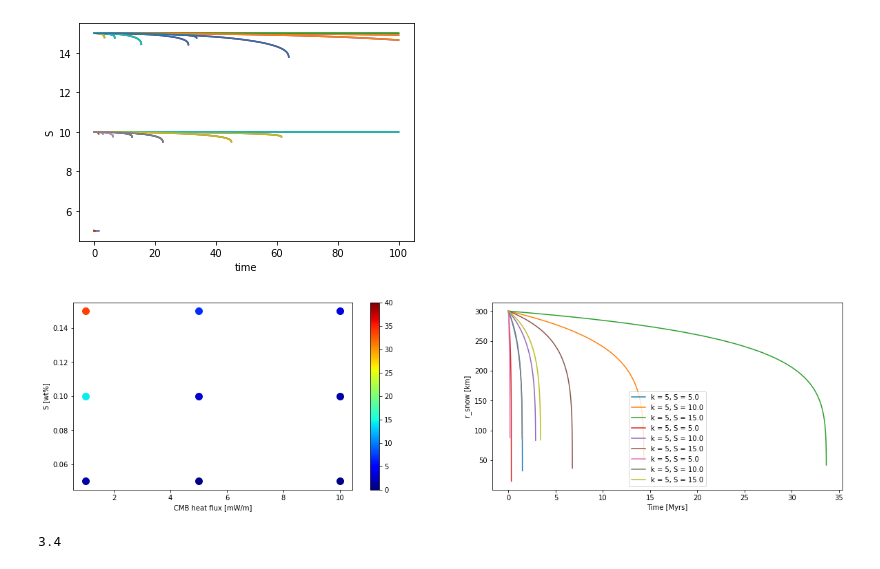
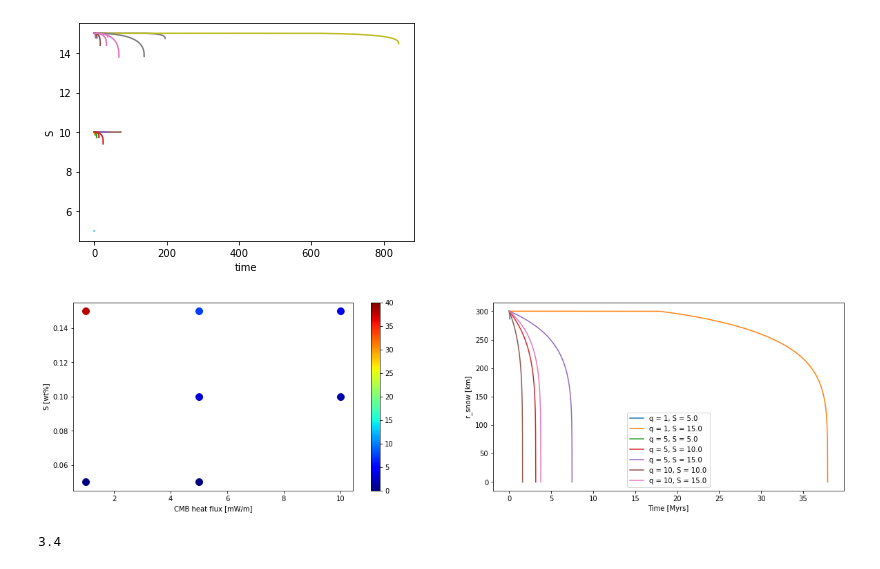
Before and after one commit to scs1cd/ISSI, a Jupyter notebook: meeting_solutions/plots/example2.ipynb, the cells around one changed output. Drawn from its saved outputs; the diff is of its cells as text; code cells hidden in the pictures.

```diff
--- a/meeting_solutions/plots/example2.ipynb
+++ b/meeting_solutions/plots/example2.ipynb
@@ -11,42 +10,40 @@ r_cmb_array = [300,500,800] #km
 # %%
 
 #Loop over all files
 
 #For this example, we'll plot the S concentration of the bulk core through time for all models
 
-for k in k_array:
-    for q in q_cmb_array:
-        for S in S_array:
-            for r_cmb in r_cmb_array:
+for q in q_cmb_array:
+    for S in S_array:
+        for r_cmb in r_cmb_array:
 
-                file =  f'../{r_cmb}km/output/k={k:.0f}_S={S*100:.0f}_q={q:.0f}.pik'  #Naming format used to save the files
+            file =  f'../{r_cmb}km/output/S={S*100:.0f}_q={q:.0f}_FAILED.pik'  #Naming format used to save the files
 
-                data = pickle.load(open(file, 'rb'))
-                core = data['core']
+            data = pickle.load(open(file, 'rb'))
+            core = data['core']
 
-                time = core['time']/(1e6*data['parameters']['ys']) #Time converted from s to Myrs
-                conc_l = core['conc_l']*100  #convert to wt %
+            time = core['time']/(1e6*data['parameters']['ys']) #Time converted from s to Myrs
+            conc_l = core['conc_l']*100  #convert to wt %
 
-                plt.plot(time, conc_l, label='{r_cmb} km, k={k:.0f}, S={S*100:.0f}, q={q:.0f}')
+            plt.plot(time, conc_l, label='{r_cmb} km, k={k:.0f}, S={S*100:.0f}, q={q:.0f}')
 
 plt.xlabel('time')
 plt.ylabel('S')
 plt.show()
 # %% [output]
-[figure, old version]
+[figure, new version]
 # %%
 #Loop over all sulphur compositions and heat fluxes, plotting time for snow zone to fully cover core.
 
 t_snow = np.zeros((len(q_cmb_array), len(S_array), len(r_cmb_array)))
 
-k = 5        #Fixed k of 5
-r_cmb = 300  #Fixed r_cmb of 300km
+r_cmb = 300
 
 plt.figure(figsize=(20,5))
 for q in q_cmb_array:
     for S in S_array:
         try:
-            file =  f'../{r_cmb}km/output/k={k:.0f}_S={S*100:.0f}_q={q:.0f}.pik'  #Naming format used to save the files
+            file =  f'../{r_cmb}km/output/S={S*100:.0f}_q={q:.0f}_FAILED.pik'  #Naming format used to save the files
 
             data = pickle.load(open(file, 'rb'))
             core = data['core']
@@ -58,12 +55,12 @@ for q in q_cmb_array:
 
             #Only choose those models with thick snow zones. Some models may not have grown them (thermal stratification raised CMB temp or model was not iterated for long enough)
             #Note that the model stops just before r_snow=0, so snow zones are one iteration away from comprising the entire core.
-            if r_snow[-1] < r_cmb/3:
+            if r_snow[-1] < r_cmb/1:
                 plt.subplot(1,2,1)
                 plt.scatter(q, S, s=100, c=time[-1], cmap='jet', vmin=0, vmax=40)
 
                 plt.subplot(1,2,2)
-                plt.plot(time, r_snow, label=f'k = {k}, S = {S*100}')
+                plt.plot(time, r_snow, label=f'q = {q}, S = {S*100}')
 
             else:
                 print(f'k = {k}, S = {S*100} didn\'t make it')
@@ -82,7 +79,7 @@ plt.ylabel('r_snow [km]')
 plt.legend(loc=0)
 plt.show()
 # %% [output]
-[figure, old version]
+[figure, new version]
 # %%
 # %% [output]
 3.4
```
Also changed, not shown: parts of 1 cell of this notebook, 4 other files.
